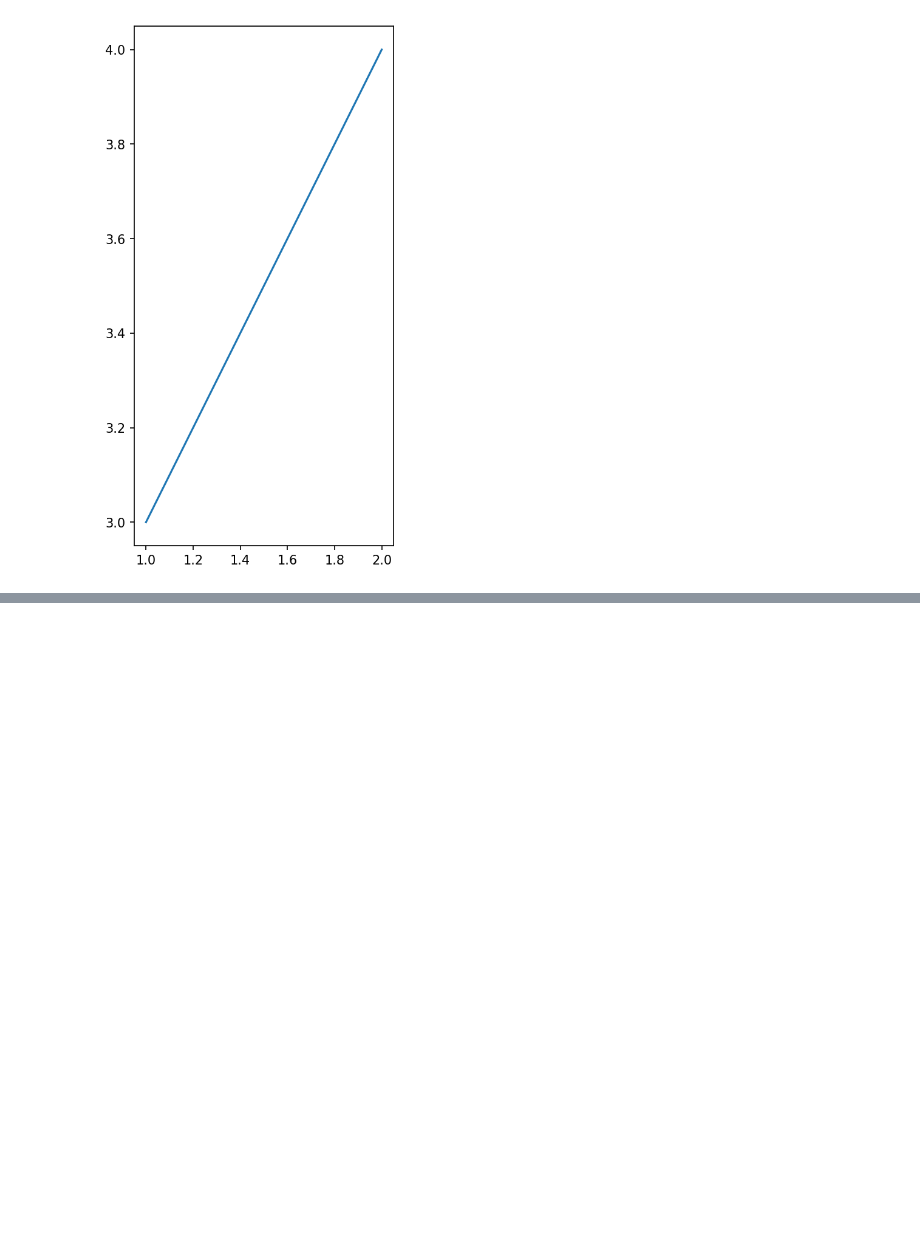
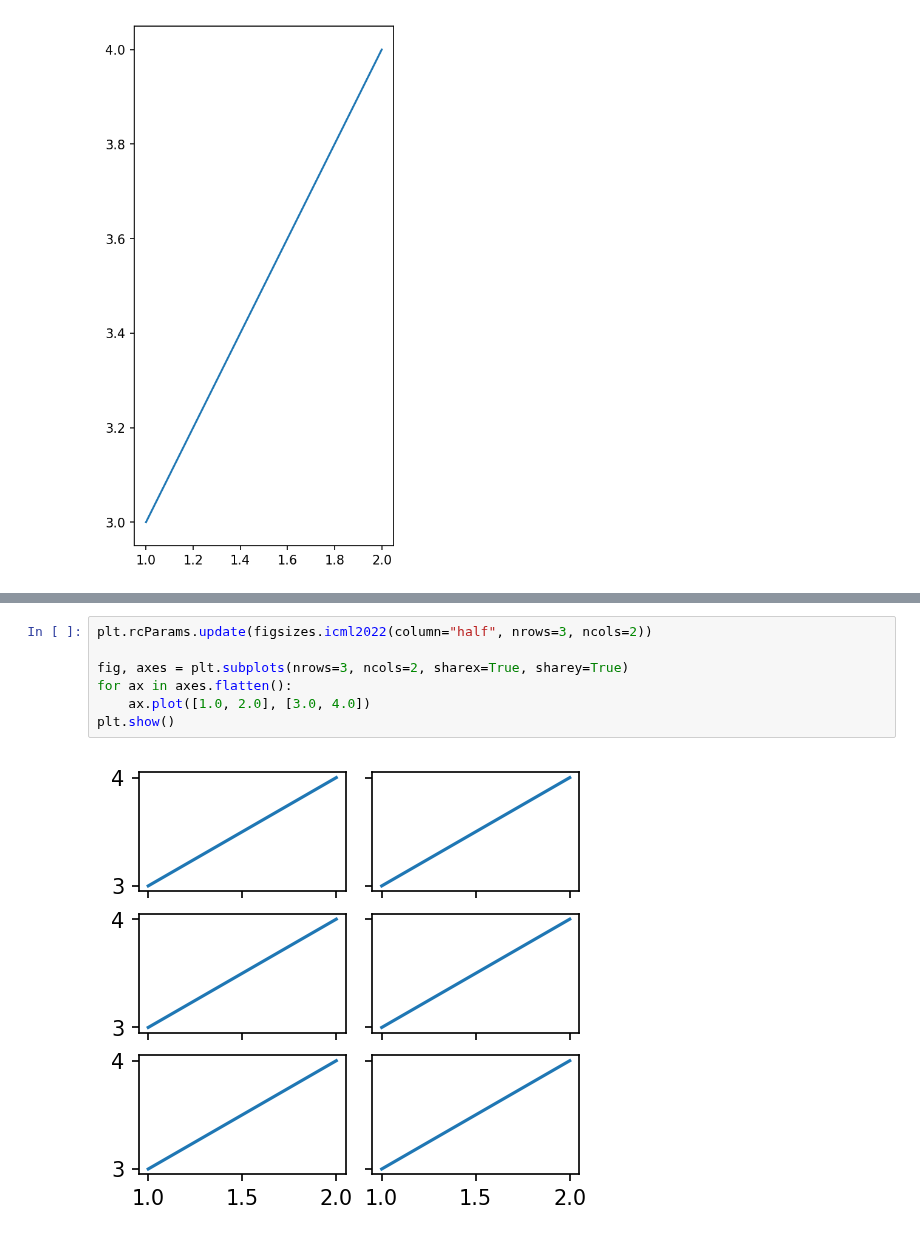
Before and after one commit to pnkraemer/tueplots, a Jupyter notebook: examples/figsizes.ipynb, the cells around one changed output, grey strips where cells are left out. Drawn from its saved outputs; the diff is of its cells as text; blank space fills up the shorter version.

Commit message:
finished column size

```diff
--- a/examples/figsizes.ipynb
+++ b/examples/figsizes.ipynb
@@ -40,0 +50,9 @@ plt.show()
+# %%
+plt.rcParams.update(figsizes.icml2022(column="half", nrows=3, ncols=2))
+
+fig, axes = plt.subplots(nrows=3, ncols=2, sharex=True, sharey=True)
+for ax in axes.flatten():
+    ax.plot([1.0, 2.0], [3.0, 4.0])
+plt.show()
+# %% [output]
+[figure, added]
```
Also changed, not shown: parts of 2 cells of this notebook, 1 other file.
